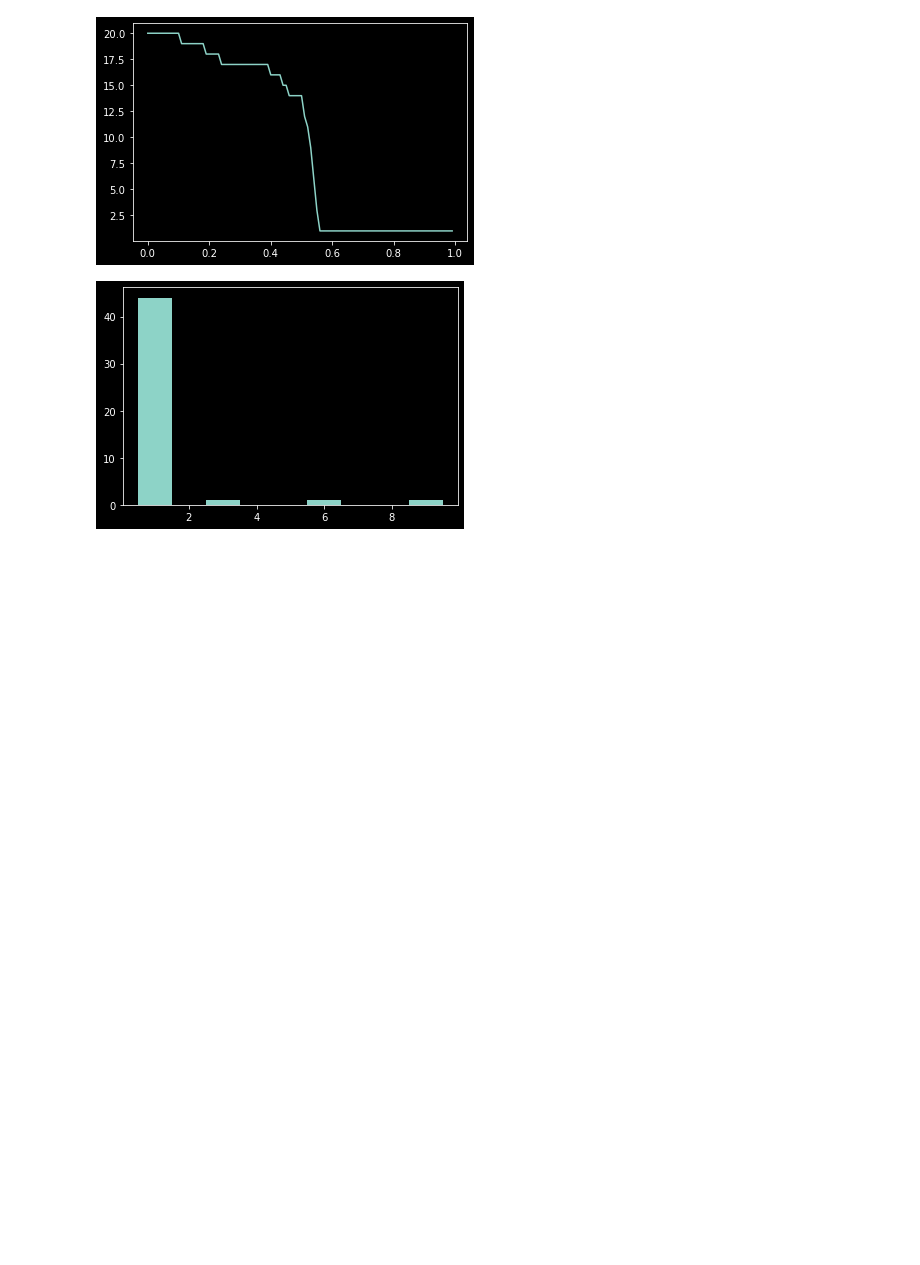
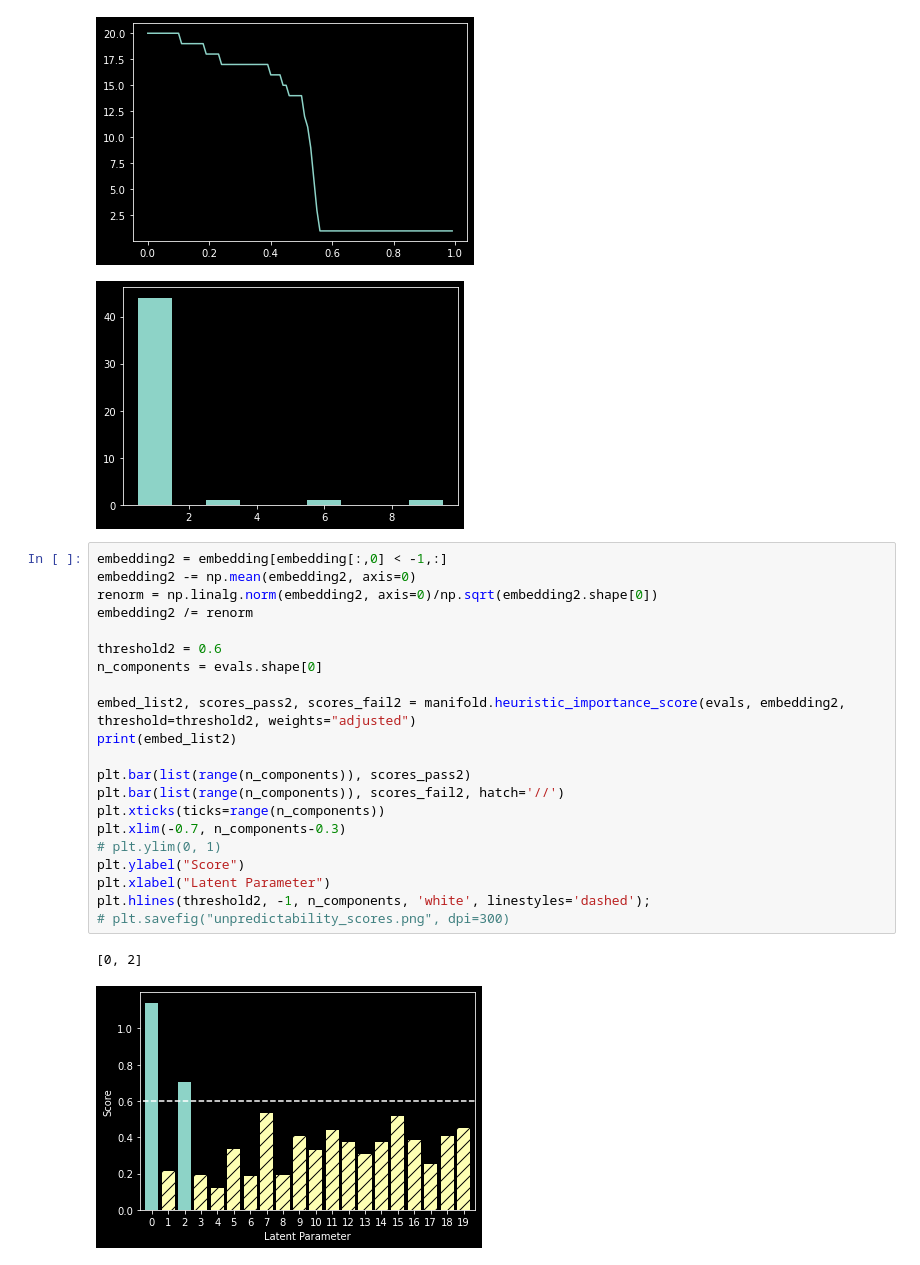
Before and after one commit to peterparity/conservation-laws-manifold-learning, a Jupyter notebook: double_pendulum.ipynb, the cells around one changed output. Cells and saved outputs as stored; diff of their text form; blank space fills up the shorter version.

```diff
--- a/double_pendulum.ipynb
+++ b/double_pendulum.ipynb
@@ -255,3 +234,27 @@ plt.hist(embedding_size_list, bins=np.arange(10)+0.5);
 # %% [output]
 [figure]
 [figure]
+# %%
+embedding2 = embedding[embedding[:,0] < -1,:]
+embedding2 -= np.mean(embedding2, axis=0)
+renorm = np.linalg.norm(embedding2, axis=0)/np.sqrt(embedding2.shape[0])
+embedding2 /= renorm
+
+threshold2 = 0.6
+n_components = evals.shape[0]
+
+embed_list2, scores_pass2, scores_fail2 = manifold.heuristic_importance_score(evals, embedding2, threshold=threshold2, weights="adjusted")
+print(embed_list2)
+
+plt.bar(list(range(n_components)), scores_pass2)
+plt.bar(list(range(n_components)), scores_fail2, hatch='//')
+plt.xticks(ticks=range(n_components))
+plt.xlim(-0.7, n_components-0.3)
+# plt.ylim(0, 1)
+plt.ylabel("Score")
+plt.xlabel("Latent Parameter")
+plt.hlines(threshold2, -1, n_components, 'white', linestyles='dashed');
+# plt.savefig("unpredictability_scores.png", dpi=300)
+# %% [output]
+[0, 2]
+[figure, added]
```
Also changed, not shown: parts of 12 cells of this notebook, 13 other files.
